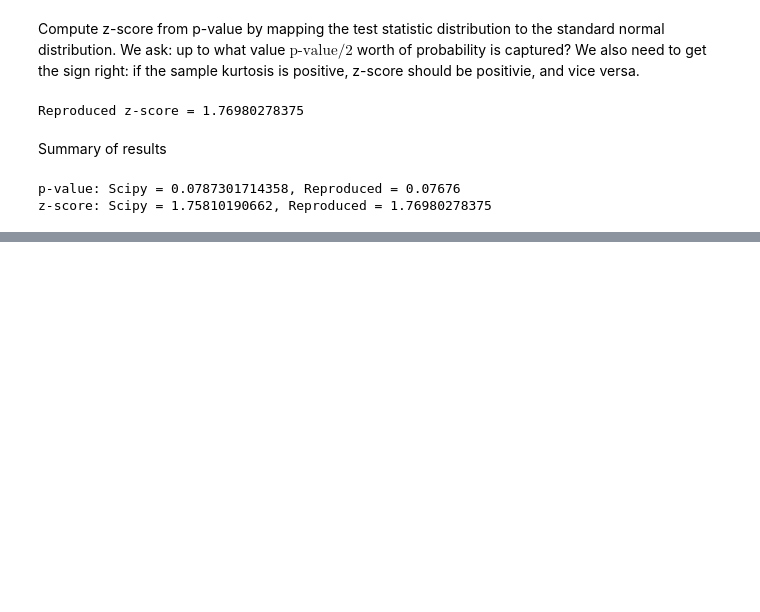
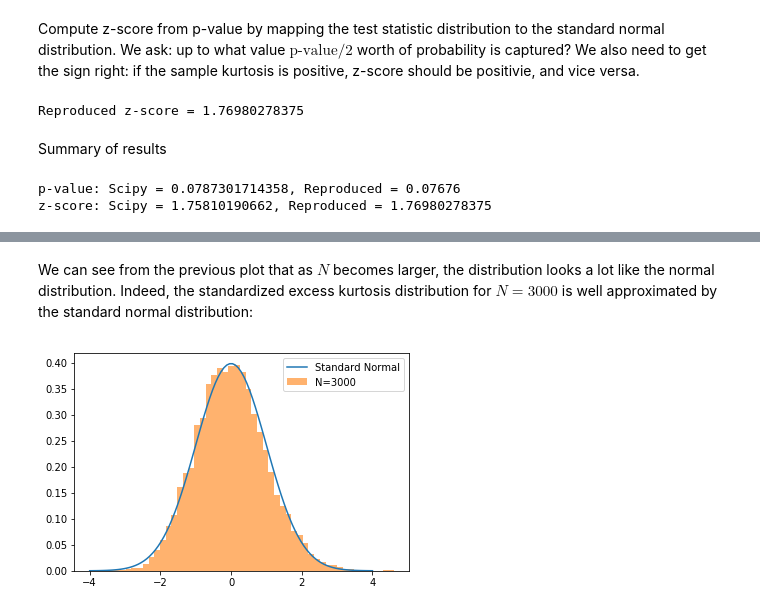
Before and after one commit to siavashaslanbeigi/stats_notes, a Jupyter notebook: kurtosistest.ipynb, the cells around one changed output, grey strips where cells are left out. Saved outputs shown, nothing was run; the diff lists cells and outputs as text; code cells hidden in the pictures; blank space fills up the shorter version.

```diff
--- a/kurtosistest.ipynb
+++ b/kurtosistest.ipynb
@@ -68,0 +86,15 @@ z-score: Scipy = 1.75810190662, Reproduced = 1.76980278375
+# %% [markdown]
+We can see from the previous plot that as $N$ becomes larger, the distribution looks a lot like the normal distribution. Indeed, the standardized excess kurtosis distribution for $N=3000$ is well approximated by the standard normal distribution:
+# %%
+t = stats.kurtosis(np.random.normal(size=(3000, 10000)), bias=False)
+z = (t - t.mean()) / t.std()
+
+# Standard normal
+x = np.linspace(-4, 4, 100)
+norm = stats.norm.pdf(x)
+
+plt.plot(x, norm, label='Standard Normal')
+plt.hist(z, bins=50, normed=True, label='N={0}'.format(3000), alpha=0.6)
+plt.legend();
+# %% [output]
+[figure, added]
```
Also changed, not shown: parts of 2 cells of this notebook, 1 other file.
